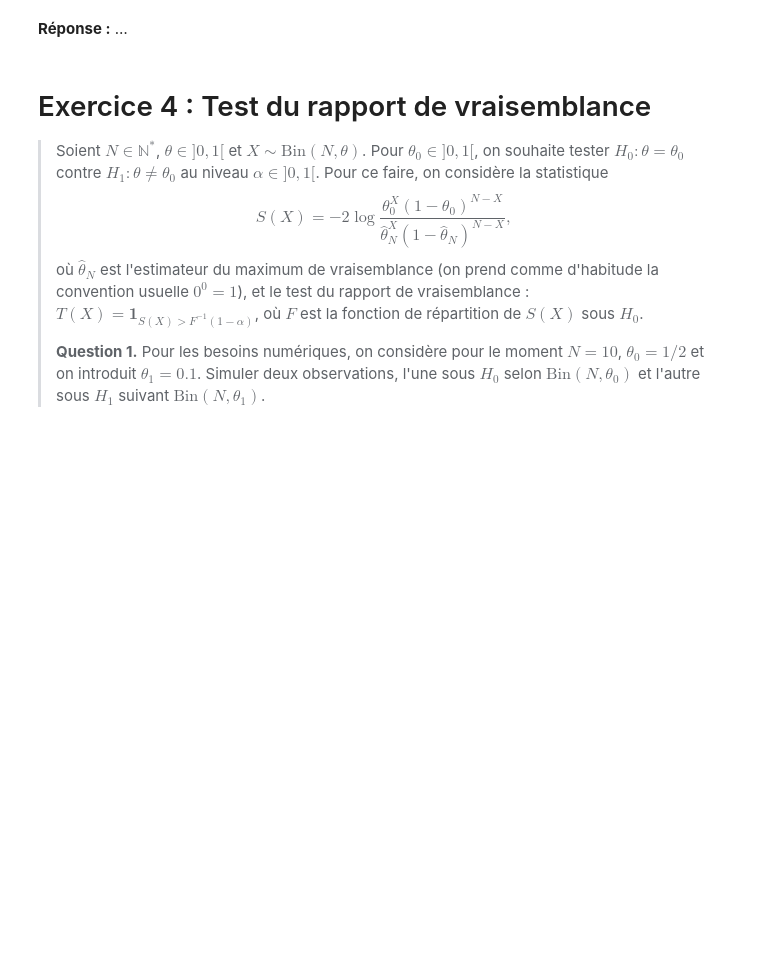
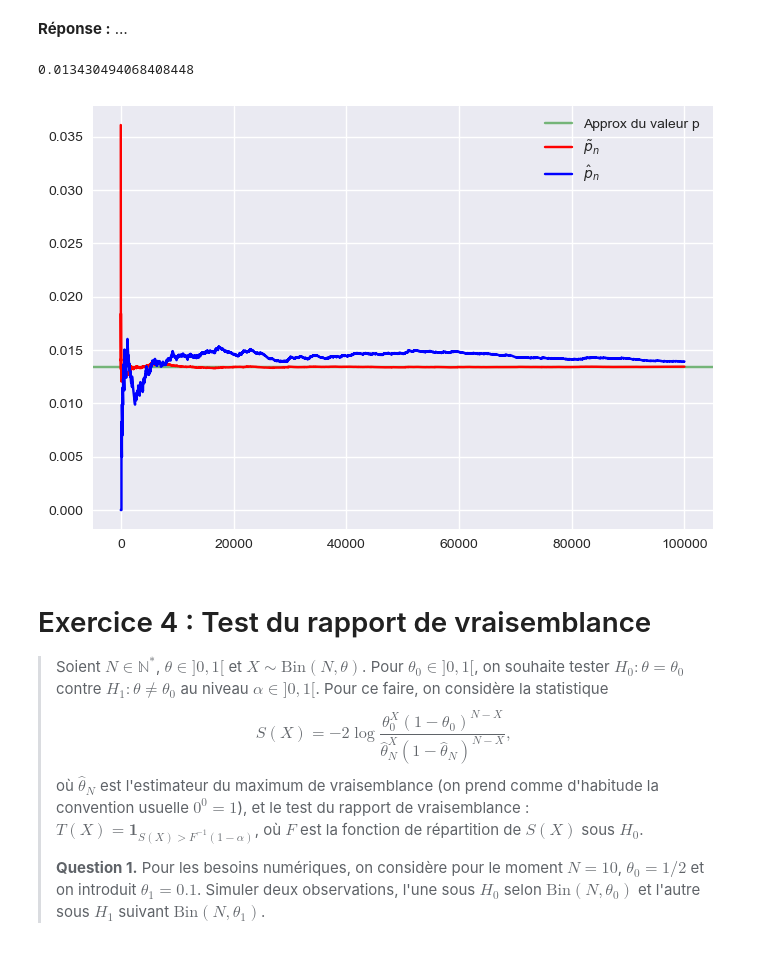
Before and after one commit to PolTibau/Statistique-Computationnelle, a Jupyter notebook: TP/TP2_student.ipynb, the cells around one changed output. Saved outputs shown, nothing was run; the diff lists cells and outputs as text; code cells hidden in the pictures; blank space fills up the shorter version.

```diff
--- a/TP/TP2_student.ipynb
+++ b/TP/TP2_student.ipynb
@@ -334,3 +342,21 @@ Déterminer la loi de $S$ et en déduire une approximation de $p$.
+# %%
+#on commence en écrivant la densité jointe de (X,Y) = exp(-x)2exp(-2y)1_x>=0 * 1_y>=0
+#avec le théoreme de changement de variables, S = X+Y et f_S,Y(s,y) = f_X,Y(s(x,y), y) * |J| où s(x,y) = x+y, et x = s-y
+#le jacobien du changement est |J| = |dX/dS * dY/dY - dX/dY * dY/dS| = 1
+#donc,f_S,Y(s,y) = exp(-(s-y))2exp(-2y)1_s>=y * 1_y>=0
+#si on intégre par rapport a y, on obtient la marginale de S comme 2*(exp(-s)-exp(-2s))1_s>=0, ainsi on calcule la P(S>5)
+#et on trouve que cette probabilité se correspond à:
+print(2*np.exp(-5)-np.exp(-10))
+
+plt.figure()
+plt.axhline(2*np.exp(-5)-np.exp(-10), color='green', alpha=0.5, label="Approx du valeur p")
+plt.plot(n_range, estMC_cond, color='red', label="$\\tilde{{p}}_n$")
+plt.plot(n_range, estMC, color='blue', label="$\\hat{{p}}_n$")
+plt.legend()
+plt.show()
+# %% [output]
+0.013430494068408448
+[figure, added]
 # %% [markdown]
 # Exercice 4 : Test du rapport de vraisemblance <a id="part4"></a>
 >Soient $N \in \mathbb N^*$, $\theta \in ]0, 1[$ et $X\sim\text{Bin}(N,\theta)$.
```
Also changed, not shown: parts of 3 cells of this notebook.
